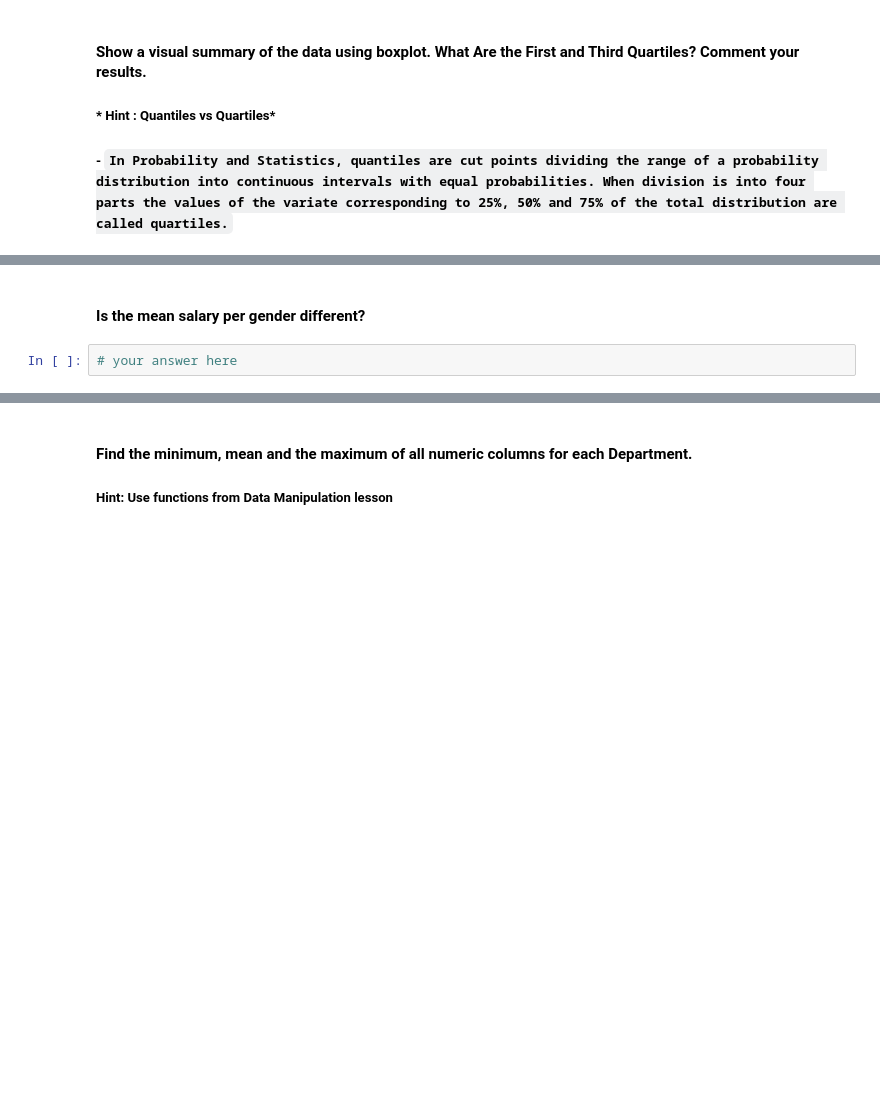
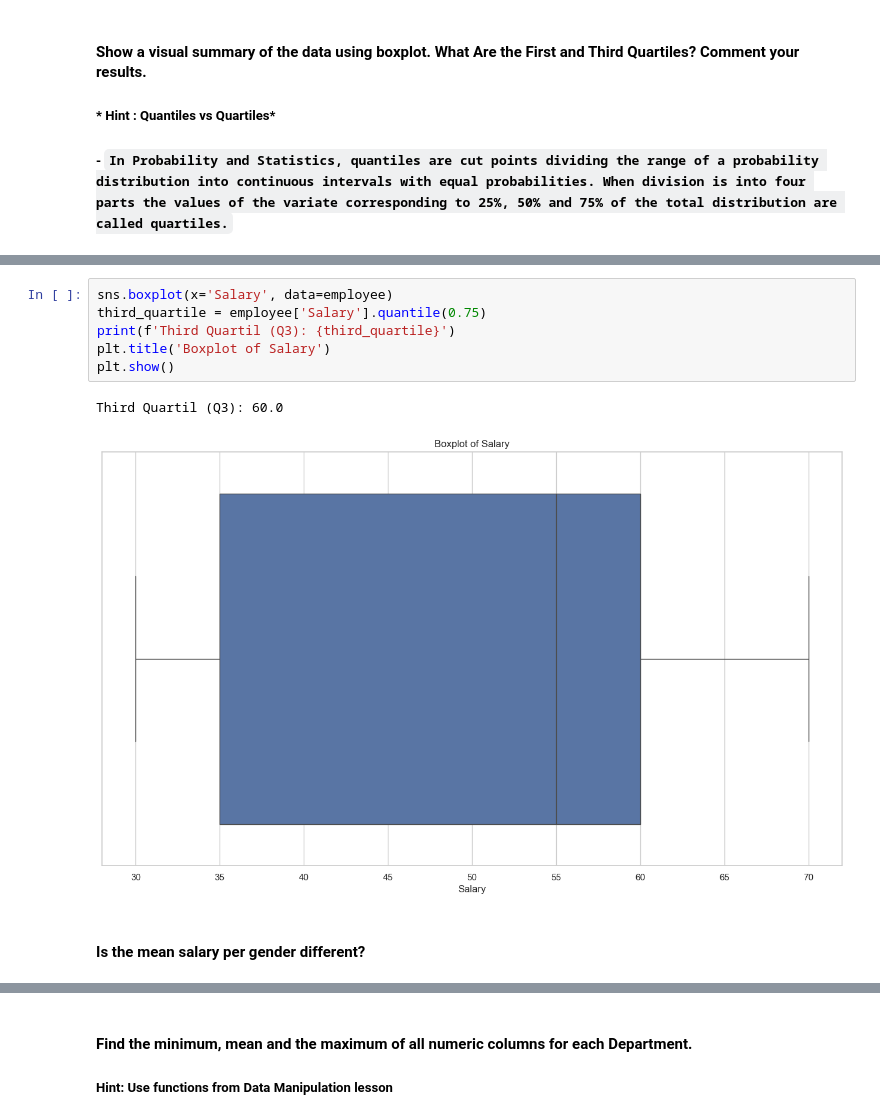
Before and after one commit to leoolessa/lab-descriptive-stats, a Jupyter notebook: your-code/main.ipynb, the cells around one changed output, grey strips where cells are left out. Cells and saved outputs as stored; diff of their text form; blank space fills up the shorter version.

```diff
--- a/your-code/main.ipynb
+++ b/your-code/main.ipynb
@@ -270,4 +301,11 @@ employee.head(3)
+# %%
+sns.boxplot(x='Salary', data=employee)
+third_quartile = employee['Salary'].quantile(0.75)
+print(f'Third Quartil (Q3): {third_quartile}')
+plt.title('Boxplot of Salary')
+plt.show()
+# %% [output]
+Third Quartil (Q3): 60.0
+[figure, added]
 # %% [markdown]
 #### Is the mean salary per gender different?
-# %%
-# your answer here
```
Also changed, not shown: parts of 48 cells of this notebook, 1 other file.
